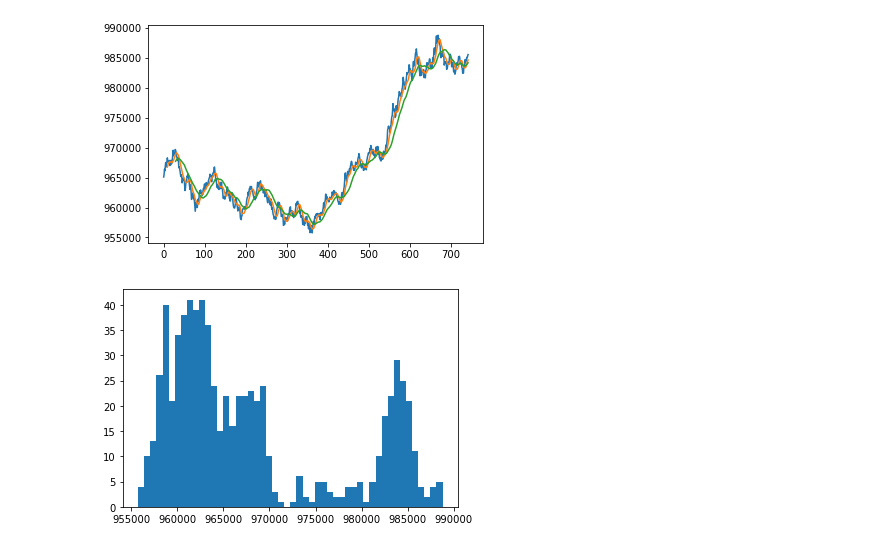
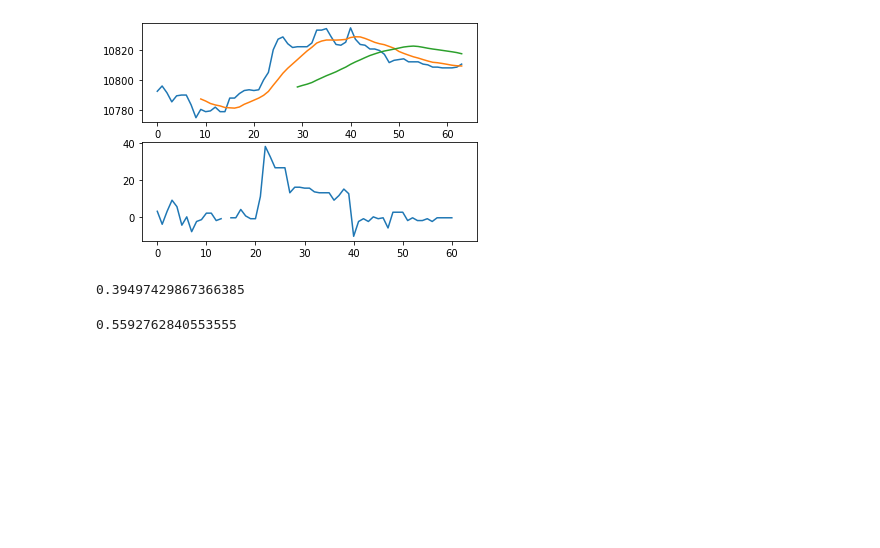
Before and after one commit to yasstake/ftxmmf, a Jupyter notebook: notebook/analysis.ipynb, the cells around one changed output. Saved outputs shown, nothing was run; the diff lists cells and outputs as text; code cells hidden in the pictures; blank space fills up the shorter version.

```diff
--- a/notebook/analysis.ipynb
+++ b/notebook/analysis.ipynb
@@ -27,0 +6,21 @@ close = df['close'].copy()
+# %%
+root_path = '../DATA/BB/10/'
+
+files = ('BB-2020-10-01T00-09-41.084127Z.log.gz',
+    'BB-2020-10-01T01-00-58.670877Z.log.gz',
+    'BB-2020-10-01T01-53-02.064144Z.log.gz',
+    'BB-2020-10-01T02-44-49.406307Z.log.gz',
+    'BB-2020-10-01T03-36-14.186767Z.log.gz',
+    'BB-2020-10-01T04-27-59.817297Z.log.gz',
+    'BB-2020-10-01T05-19-36.804052Z.log.gz',
+    'BB-2020-10-01T06-11-06.849645Z.log.gz',
+    'BB-2020-10-01T07-02-24.289180Z.log.gz',
+    'BB-2020-10-01T07-54-13.840578Z.log.gz',
+    'BB-2020-10-01T08-45-42.229831Z.log.gz',
+    'BB-2020-10-01T09-37-01.732325Z.log.gz',
+    'BB-2020-10-01T10-28-16.647548Z.log.gz')
+# %%
+history = load_files([root_path+files[0], root_path+files[1], root_path+files[2]])
+print(len(history.dollar_bar))
+
+history.dollar_bar
@@ -27,0 +46,3 @@ close = df['close'].copy()
+# %%
+df = history.dollar_bar
+plt.scatter(df['bs_ratio'], df['q_market_buy'])
@@ -27,0 +52,6 @@ close = df['close'].copy()
+# %%
+from minepy import MINE
+
+m = MINE()
+m.compute_score(df['bs_ratio'], df['q_market_buy'])
+print(m.mic())
@@ -28,19 +74,32 @@ close = df['close'].copy()
 # %%
 import talib
 from matplotlib import pyplot as plt
+
+fig = plt.figure()
+ax1 = fig.add_subplot(211)
+ax2 = fig.add_subplot(212)
+
 close = df['close'].copy()
 
 sma10 = talib.SMA(close, timeperiod=10)
 sma30 = talib.SMA(close, timeperiod=30)
 
-plt.plot(close)
-plt.plot(sma10)
-plt.plot(sma30)
+ax1.plot(close)
+ax1.plot(sma10)
+ax1.plot(sma30)
+ax2.plot(df['q_market_buy'])
 plt.show()
+
+m.compute_score(sma10, df['q_market_buy'])
+print(m.mic())
 # %% [output]
-[figure, old version]
+[figure, new version]
+0.39497429867366385
+# %%
+m.compute_score(sma30, df['q_market_buy'])
+print(m.mic())
+# %% [output]
+0.5592762840553555
 # %%
 plt.hist(close, bins=50)
 plt.show()
-# %% [output]
-[figure, removed]
```
Also changed, not shown: parts of 8 cells of this notebook, 2 other files.
